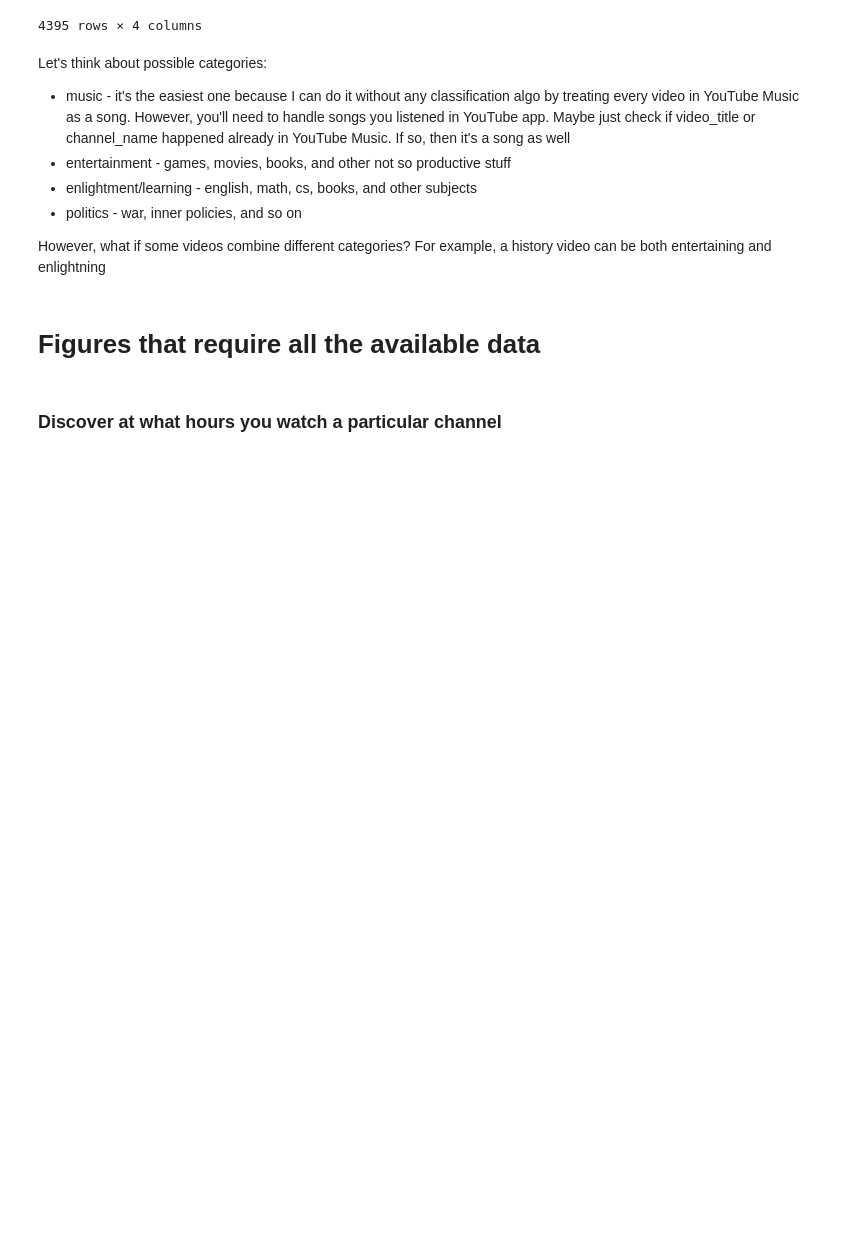
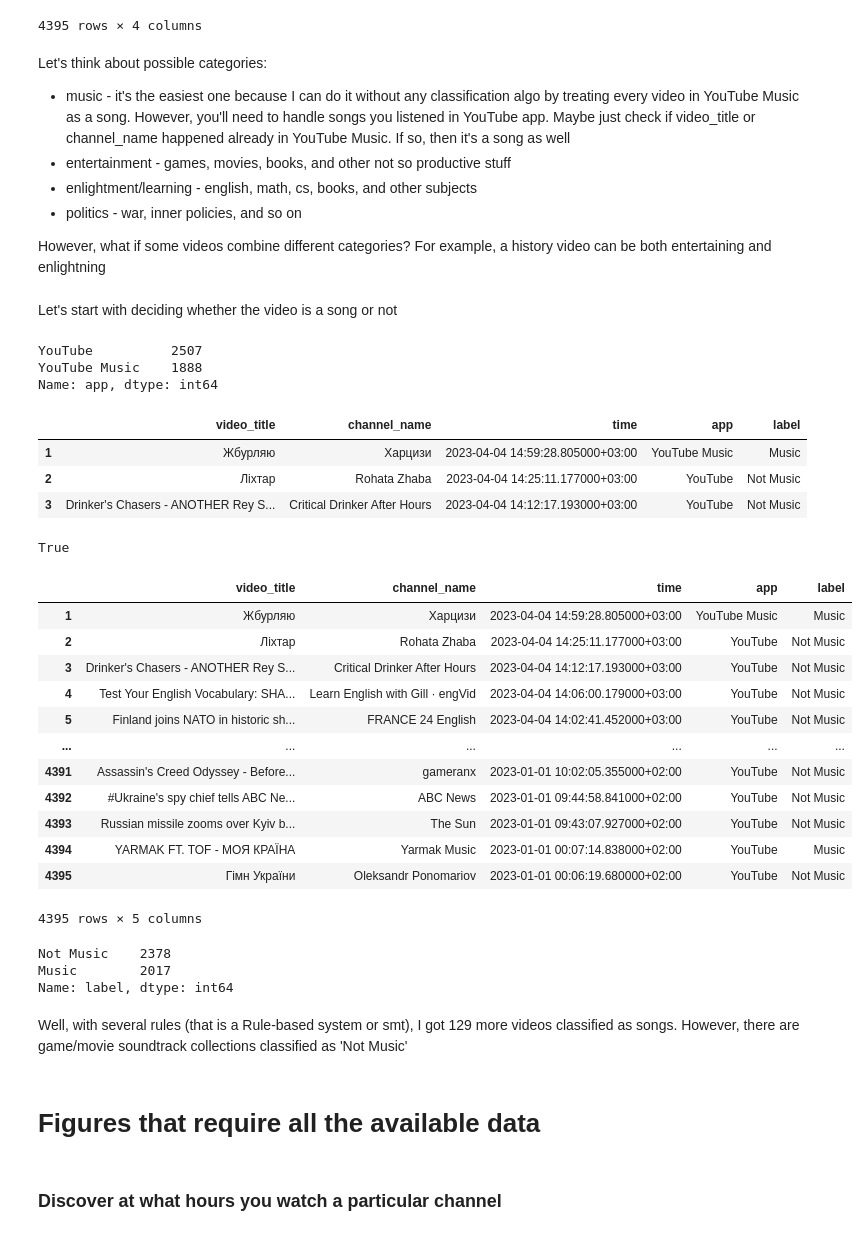
Before and after one commit to SanAntonik/yt_activity_analysis, a Jupyter notebook: explore.ipynb, the cells around one changed output. Cells and saved outputs as stored; diff of their text form; code cells hidden in the pictures; blank space fills up the shorter version.

Commit message:
Try simple rule-based system to classify videos as 'Music' or 'Not Music'

```diff
--- a/explore.ipynb
+++ b/explore.ipynb
@@ -47,6 +47,69 @@ However, what if some videos combine different categories? For example, a histor
 # %%
 def categorize():
     pass
+# %% [markdown]
+Let's start with deciding whether the video is a song or not
+# %%
+df["app"].value_counts()
+# %% [output]
+YouTube          2507
+YouTube Music    1888
+Name: app, dtype: int64
+# %%
+def initial_classification(row):
+    if row["app"] == "YouTube Music":
+        category = "Music"
+    else:
+        category = "Not Music"
+    return category
+# %%
+df["label"] = df.apply(initial_classification, axis=1)
+df.head(3)
+# %% [output]
+|  | video_title | channel_name | time | app | label |
+| 1 | Жбурляю | Харцизи | 2023-04-04 14:59:28.805000+03:00 | YouTube Music | Music |
+| 2 | Ліхтар | Rohata Zhaba | 2023-04-04 14:25:11.177000+03:00 | YouTube | Not Music |
+| 3 | Drinker's Chasers - ANOTHER Rey S... | Critical Drinker After Hours | 2023-04-04 14:12:17.193000+03:00 | YouTube | Not Music |
+# %%
+music_df = df.loc[df["app"] == "YouTube Music"]
+# %%
+"Antytila" in music_df["channel_name"].values
+# %% [output]
+True
+# %%
+def classification(row):
+    category = row["label"]
+    if row["label"] == "Not Music":
+        if row["channel_name"] in music_df["channel_name"].values:
+            category = "Music"
+        elif row["video_title"] in music_df["video_title"].values:
+            category = "Music"
+    return category
+# %%
+df["label"] = df.apply(classification, axis=1)
+df
+# %% [output]
+|  | video_title | channel_name | time | app | label |
+| 1 | Жбурляю | Харцизи | 2023-04-04 14:59:28.805000+03:00 | YouTube Music | Music |
+| 2 | Ліхтар | Rohata Zhaba | 2023-04-04 14:25:11.177000+03:00 | YouTube | Not Music |
+| 3 | Drinker's Chasers - ANOTHER Rey S... | Critical Drinker After Hours | 2023-04-04 14:12:17.193000+03:00 | YouTube | Not Music |
+| 4 | Test Your English Vocabulary: SHA... | Learn English with Gill · engVid | 2023-04-04 14:06:00.179000+03:00 | YouTube | Not Music |
+| 5 | Finland joins NATO in historic sh... | FRANCE 24 English | 2023-04-04 14:02:41.452000+03:00 | YouTube | Not Music |
+| ... | ... | ... | ... | ... | ... |
+| 4391 | Assassin's Creed Odyssey - Before... | gameranx | 2023-01-01 10:02:05.355000+02:00 | YouTube | Not Music |
+| 4392 | #Ukraine's spy chief tells ABC Ne... | ABC News | 2023-01-01 09:44:58.841000+02:00 | YouTube | Not Music |
+| 4393 | Russian missile zooms over Kyiv b... | The Sun | 2023-01-01 09:43:07.927000+02:00 | YouTube | Not Music |
+| 4394 | YARMAK FT. TOF - МОЯ КРАЇНА | Yarmak Music | 2023-01-01 00:07:14.838000+02:00 | YouTube | Music |
+| 4395 | Гімн України | Oleksandr Ponomariov | 2023-01-01 00:06:19.680000+02:00 | YouTube | Not Music |
+4395 rows × 5 columns
+# %%
+df["label"].value_counts()
+# %% [output]
+Not Music    2378
+Music        2017
+Name: label, dtype: int64
+# %% [markdown]
+Well, with several rules (that is a Rule-based system or smt), I got 129 more videos classified as songs. However, there are game/movie soundtrack collections classified as 'Not Music'
 # %% [markdown]
 # Figures that require all the available data
 # %% [markdown]
```
